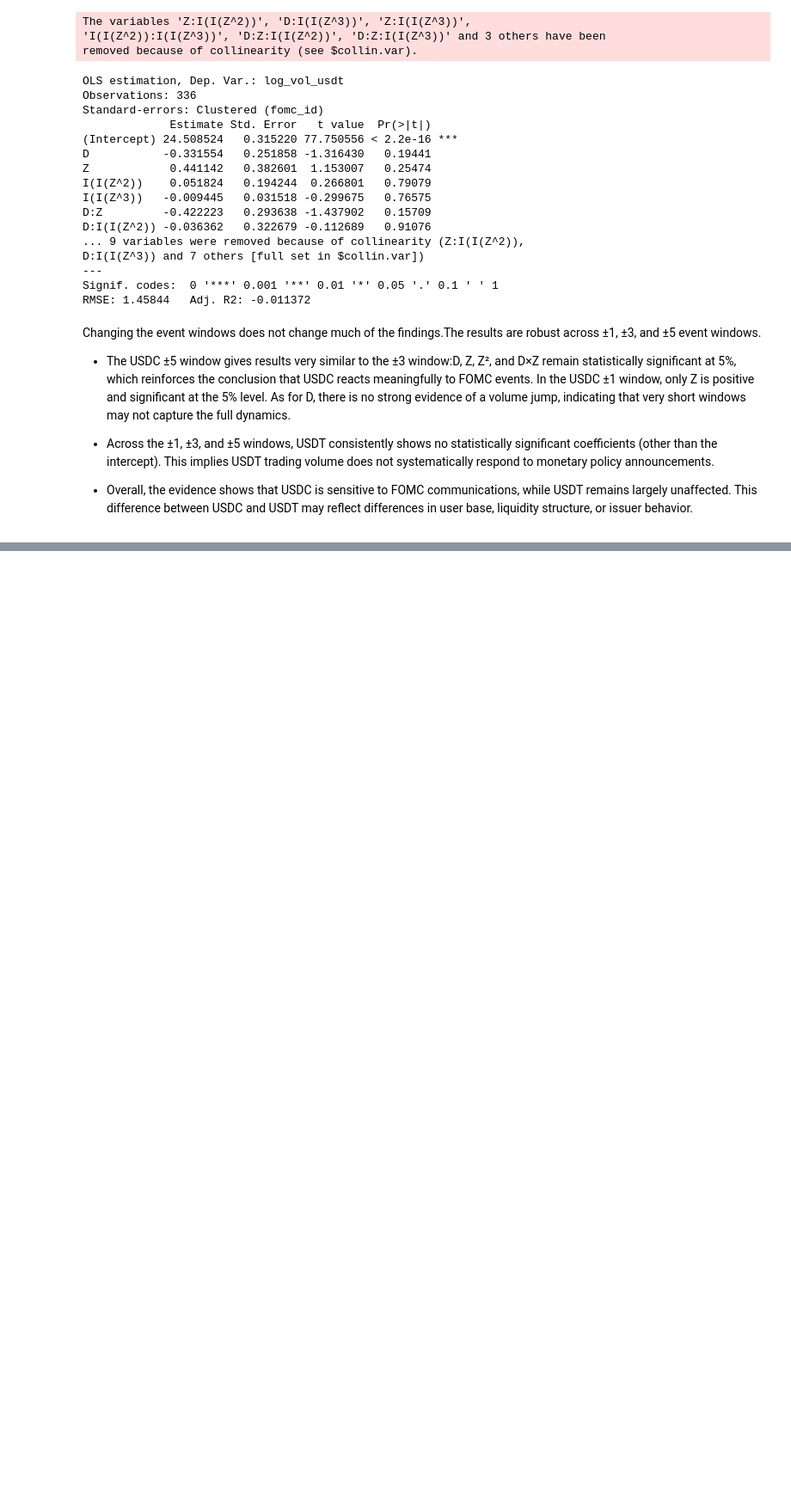
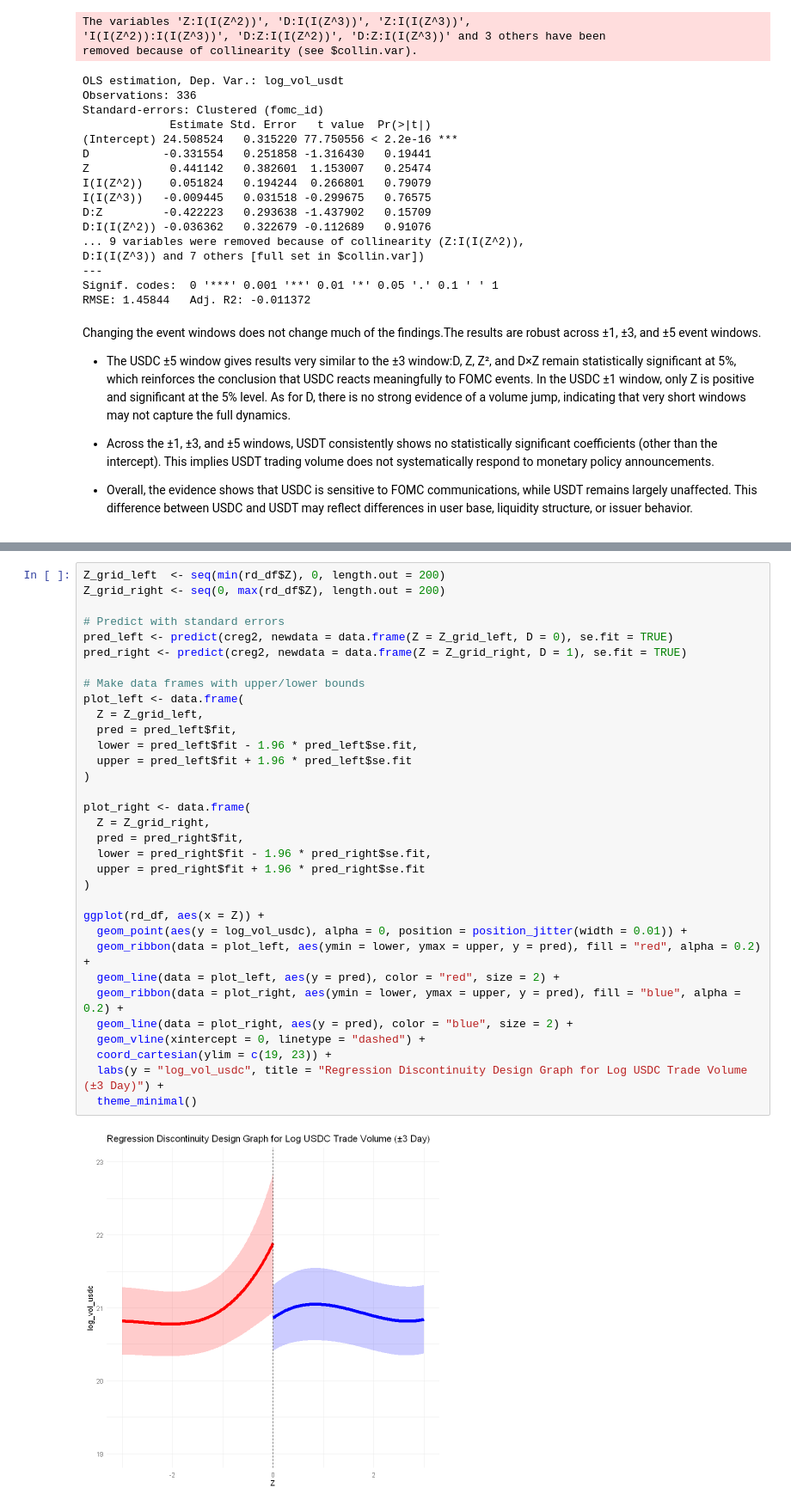
Before and after one commit to Speculatorrr/Stablecoin, a Jupyter notebook: project.ipynb, the cells around one changed output, grey strips where cells are left out. Shown: that part at 86% size. Cells and saved outputs as stored; diff of their text form; blank space fills up the shorter version.

```diff
--- a/project.ipynb
+++ b/project.ipynb
@@ -484,0 +536,35 @@ In the USDC ±1 window, only Z is positive and significant at the 5% level. As f
+# %%
+Z_grid_left  <- seq(min(rd_df$Z), 0, length.out = 200)
+Z_grid_right <- seq(0, max(rd_df$Z), length.out = 200)
+
+# Predict with standard errors
+pred_left <- predict(creg2, newdata = data.frame(Z = Z_grid_left, D = 0), se.fit = TRUE)
+pred_right <- predict(creg2, newdata = data.frame(Z = Z_grid_right, D = 1), se.fit = TRUE)
+
+# Make data frames with upper/lower bounds
+plot_left <- data.frame(
+  Z = Z_grid_left,
+  pred = pred_left$fit,
+  lower = pred_left$fit - 1.96 * pred_left$se.fit,
+  upper = pred_left$fit + 1.96 * pred_left$se.fit
+)
+
+plot_right <- data.frame(
+  Z = Z_grid_right,
+  pred = pred_right$fit,
+  lower = pred_right$fit - 1.96 * pred_right$se.fit,
+  upper = pred_right$fit + 1.96 * pred_right$se.fit
+)
+
+ggplot(rd_df, aes(x = Z)) +
+  geom_point(aes(y = log_vol_usdc), alpha = 0, position = position_jitter(width = 0.01)) +
+  geom_ribbon(data = plot_left, aes(ymin = lower, ymax = upper, y = pred), fill = "red", alpha = 0.2) +
+  geom_line(data = plot_left, aes(y = pred), color = "red", size = 2) +
+  geom_ribbon(data = plot_right, aes(ymin = lower, ymax = upper, y = pred), fill = "blue", alpha = 0.2) +
+  geom_line(data = plot_right, aes(y = pred), color = "blue", size = 2) +
+  geom_vline(xintercept = 0, linetype = "dashed") +
+  coord_cartesian(ylim = c(19, 23)) +
+  labs(y = "log_vol_usdc", title = "Regression Discontinuity Design Graph for Log USDC Trade Volume (±3 Day)") +
+  theme_minimal()
+# %% [output]
+[figure, added]
```
Also changed, not shown: parts of 4 cells of this notebook.
